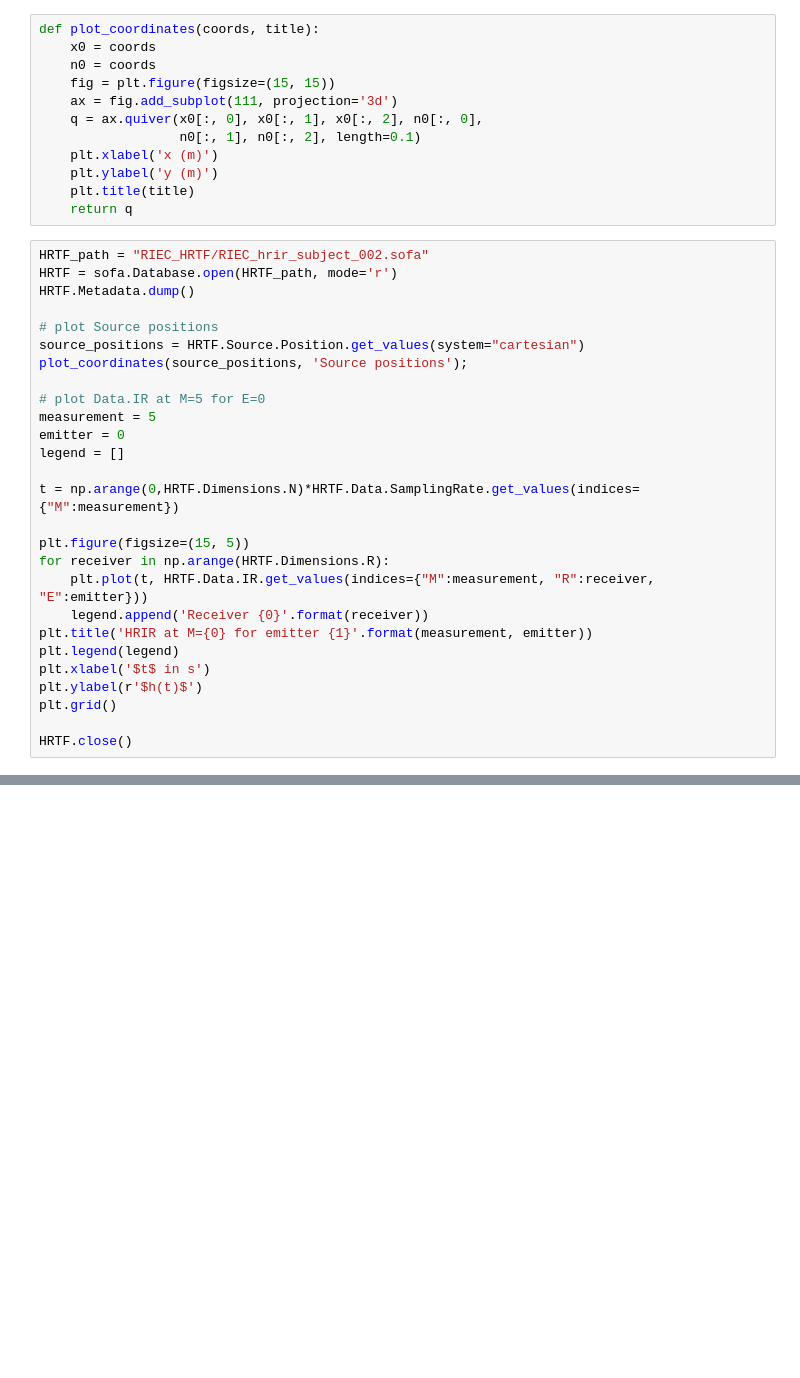
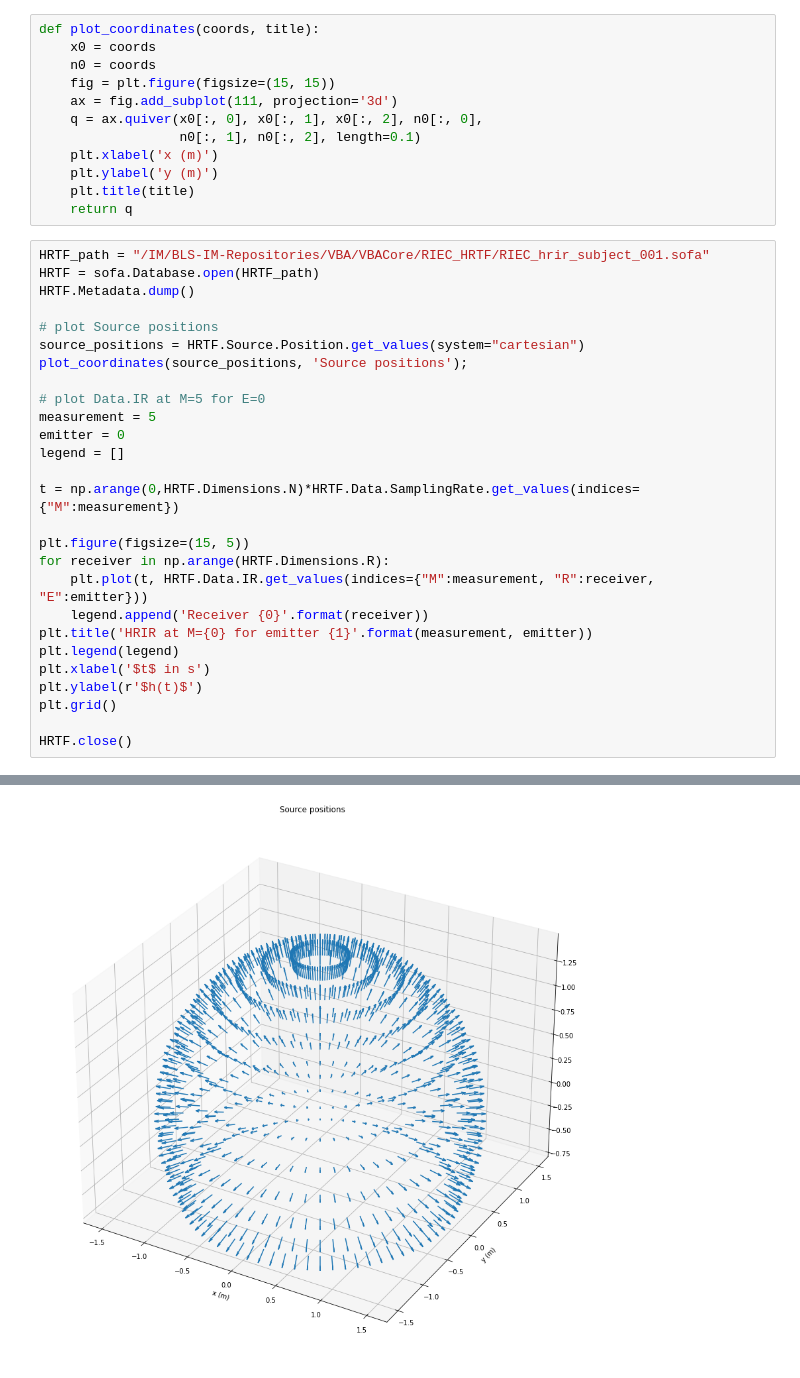
Before and after one commit to mimranh/VBA, a Jupyter notebook: notebooks/sofa_Read.ipynb, the cells around one changed output, grey strips where cells are left out. Drawn from its saved outputs; the diff is of its cells as text; blank space fills up the shorter version.

```diff
--- a/notebooks/sofa_Read.ipynb
+++ b/notebooks/sofa_Read.ipynb
@@ -23,8 +23,8 @@ def plot_coordinates(coords, title):
     plt.title(title)
     return q
 # %%
-HRTF_path = "RIEC_HRTF/RIEC_hrir_subject_002.sofa"
-HRTF = sofa.Database.open(HRTF_path, mode='r')
+HRTF_path = "/IM/BLS-IM-Repositories/VBA/VBACore/RIEC_HRTF/RIEC_hrir_subject_001.sofa"
+HRTF = sofa.Database.open(HRTF_path)
 HRTF.Metadata.dump()
 
 # plot Source positions
@@ -53,0 +70 @@ FileNotFoundError: [Errno 2] No such file or directory: b'RIEC_HRTF/RIEC_hrir_su
+[figure, added]
```
Also changed, not shown: parts of 14 cells of this notebook, 1 other file.
